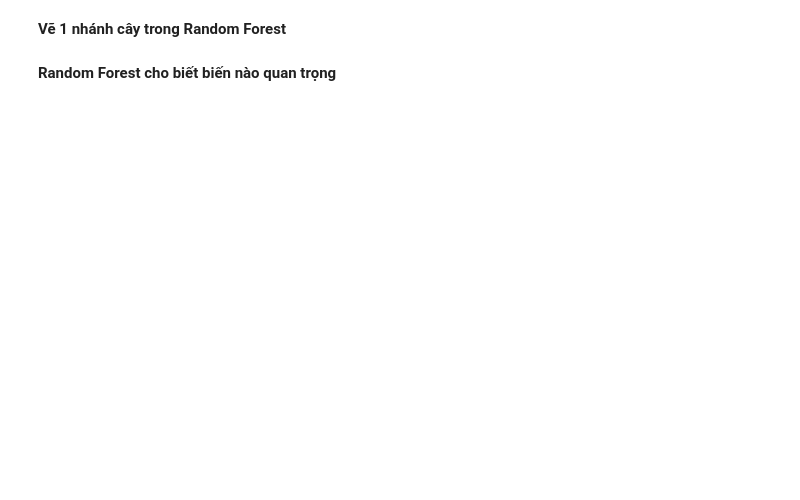
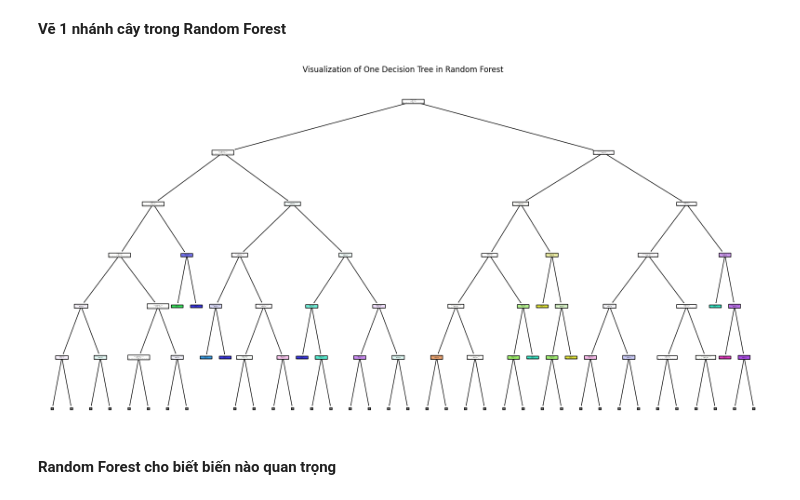
Before and after one commit to zeldatran/Machine-Learning, a Jupyter notebook: DoAn.ipynb, the cells around one changed output. Saved outputs shown, nothing was run; the diff lists cells and outputs as text; code cells hidden in the pictures; blank space fills up the shorter version.

```diff
--- a/DoAn.ipynb
+++ b/DoAn.ipynb
@@ -510,0 +320,9 @@ print("Các cột:", X.columns.tolist())
+# %%
+# Drop cột không dùng
+df = df.drop(columns=['date', 'country'])
+
+target = 'disaster_type_encoded'
+features = [c for c in df.columns if c != target]
+
+X = df[features]
+y = df[target]
@@ -613,23 +662,25 @@ plt.show()
 # %%
 from sklearn.tree import plot_tree
 import matplotlib.pyplot as plt
 
 # Lấy 1 cây trong rừng
 tree = rf.estimators_[0]   # cây đầu tiên
 
 plt.figure(figsize=(20, 10))
 
 plot_tree(
     tree,
     feature_names=X_train.columns,
-    class_names=[str(c) for c in np.unique(y_train)],
+    class_names=[str(i) for i in rf.classes_],
     filled=True,
     rounded=True,
     max_depth=5
 )
 
-plt.title("Một cây quyết định trong Random Forest")
+plt.title("Visualization of One Decision Tree in Random Forest")
 plt.show()
+# %% [output]
+[figure, added]
 # %% [markdown]
 **Random Forest cho biết biến nào quan trọng**
 # %%
```
Also changed, not shown: parts of 87 cells of this notebook.
